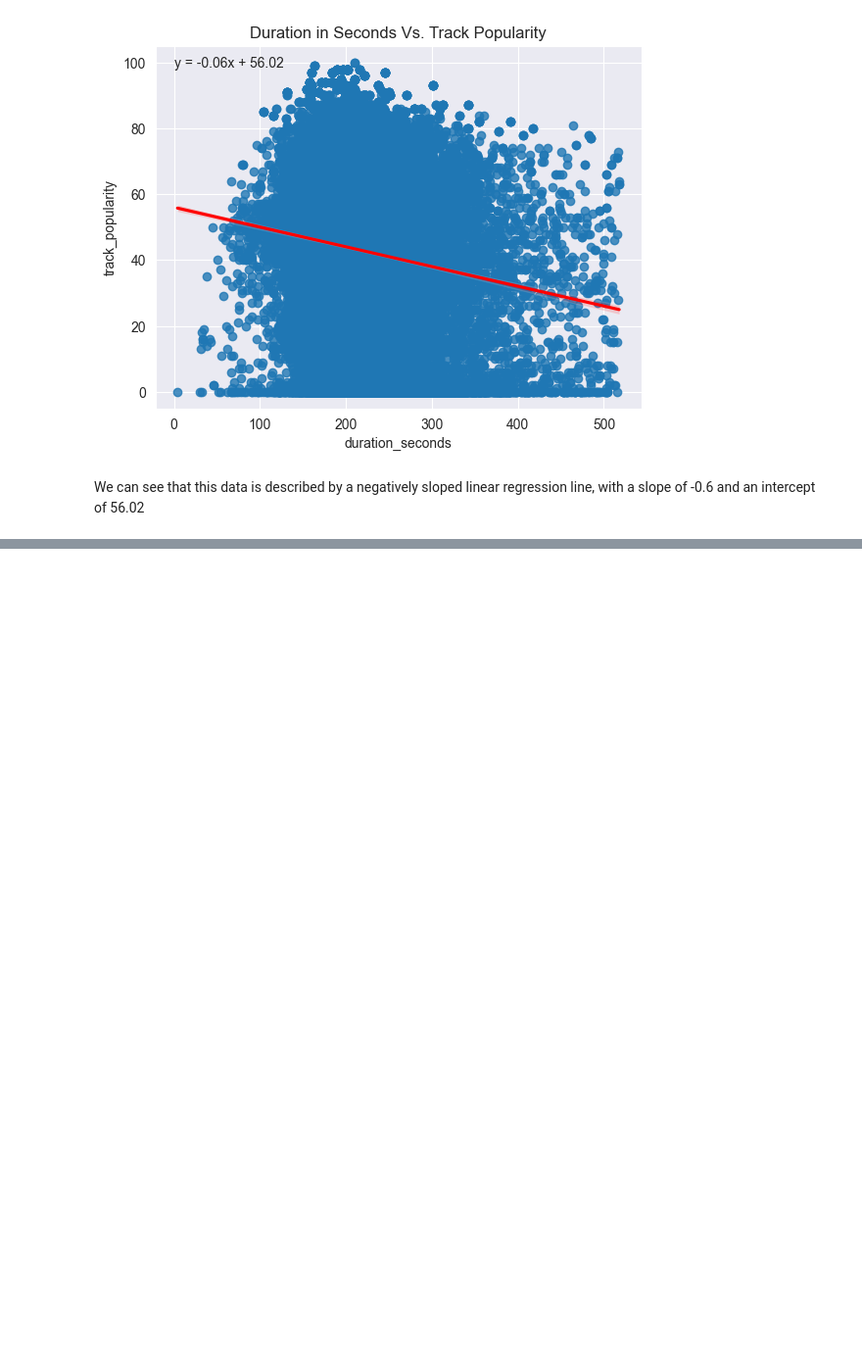
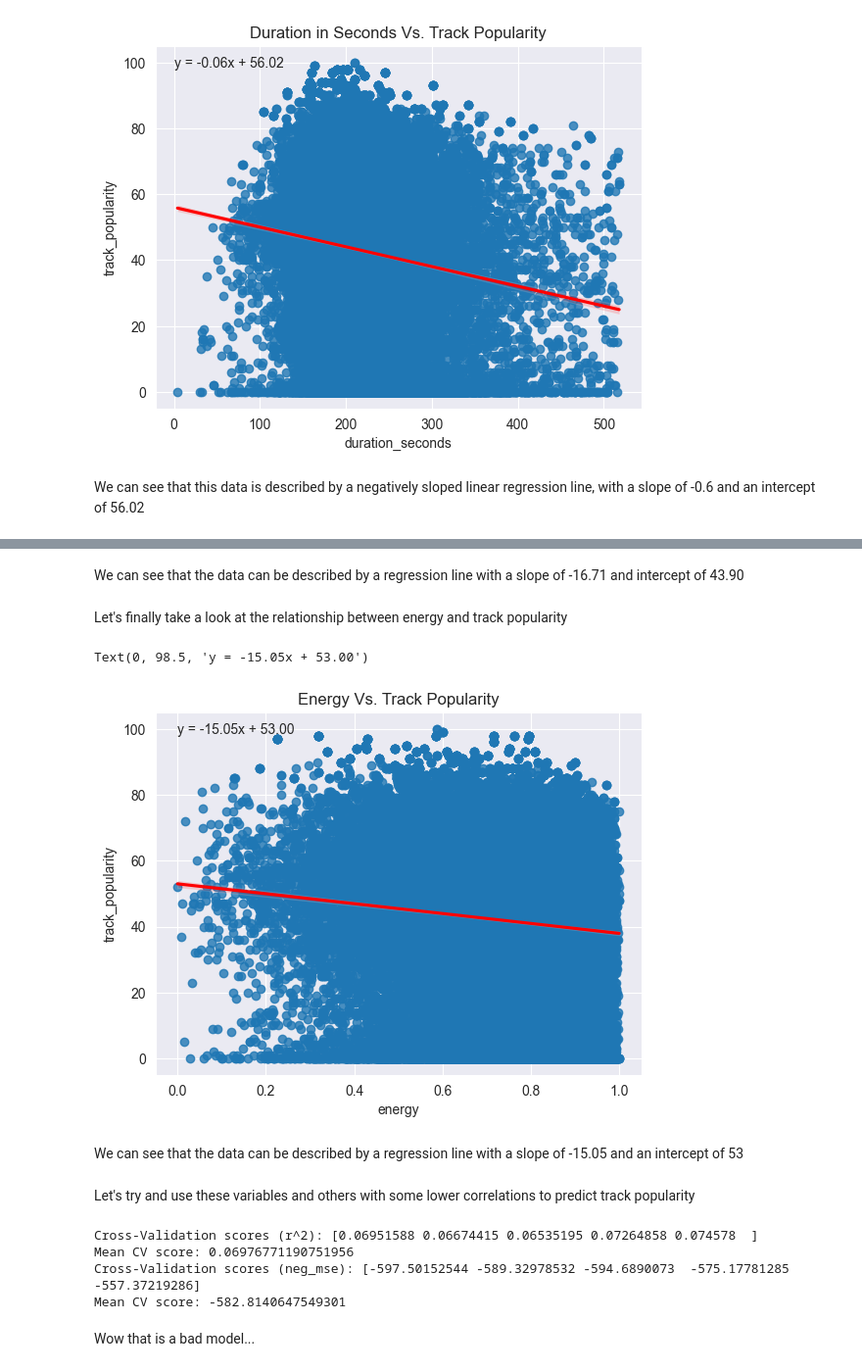
Before and after one commit to Programbeginner2120/my_jupyter_notebooks, a Jupyter notebook: spotify-analysis/spotify_2023_analysis.ipynb, the cells around one changed output, grey strips where cells are left out. Shown at 98% size. Cells and saved outputs as stored; diff of their text form; code cells hidden in the pictures; blank space fills up the shorter version.

```diff
--- a/spotify-analysis/spotify_2023_analysis.ipynb
+++ b/spotify-analysis/spotify_2023_analysis.ipynb
@@ -187,0 +201,51 @@ We can see that this data is described by a negatively sloped linear regression
+# %% [markdown]
+We can see that the data can be described by a regression line with a slope of -16.71 and intercept of 43.90
+# %% [markdown]
+Let's finally take a look at the relationship between energy and track popularity
+# %%
+slope, intercept, _, _, _ = linregress(spotify_data_updated['energy'], spotify_data_updated['track_popularity'])
+equation = f"y = {slope:.2f}x + {intercept:.2f}"
+
+sns.regplot(data=spotify_data_updated, x='energy', y='track_popularity', line_kws={'color': 'red'})
+plt.title("Energy Vs. Track Popularity")
+
+plt.text(0, 98.5, equation)
+# %% [output]
+Text(0, 98.5, 'y = -15.05x + 53.00')
+[figure, added]
+# %% [markdown]
+We can see that the data can be described by a regression line with a slope of -15.05 and an intercept of 53
+# %% [markdown]
+Let's try and use these variables and others with some lower correlations to predict track popularity
+# %%
+from sklearn.model_selection import train_test_split, cross_val_score, cross_val_predict
+from sklearn.pipeline import Pipeline
+from sklearn.preprocessing import StandardScaler
+from sklearn.linear_model import LinearRegression
+
+X = spotify_data_updated.drop(columns=['track_popularity'])[['energy', 'duration_seconds', 'instrumentalness', 'loudness', 'danceability']]
+y = spotify_data_updated['track_popularity']
+
+X_train, X_test, y_train, y_test = train_test_split(X, y, test_size=0.2, random_state=42)
+
+pipeline = Pipeline([
+    ('scaler', StandardScaler()),
+    ('regressor', LinearRegression())
+])
+
+cv_scores = cross_val_score(pipeline, X_train, y_train, cv=5, scoring='r2')
+
+print(f"Cross-Validation scores (r^2): {cv_scores}")
+print(f"Mean CV score: {cv_scores.mean()}")
+
+cv_scores = cross_val_score(pipeline, X_train, y_train, cv=5, scoring='neg_mean_squared_error')
+
+print(f"Cross-Validation scores (neg_mse): {cv_scores}")
+print(f"Mean CV score: {cv_scores.mean()}")
+# %% [output]
+Cross-Validation scores (r^2): [0.06951588 0.06674415 0.06535195 0.07264858 0.074578  ]
+Mean CV score: 0.06976771190751956
+Cross-Validation scores (neg_mse): [-597.50152544 -589.32978532 -594.6890073  -575.17781285 -557.37219286]
+Mean CV score: -582.8140647549301
+# %% [markdown]
+Wow that is a bad model...
```
Also changed, not shown: parts of 2 cells of this notebook.
